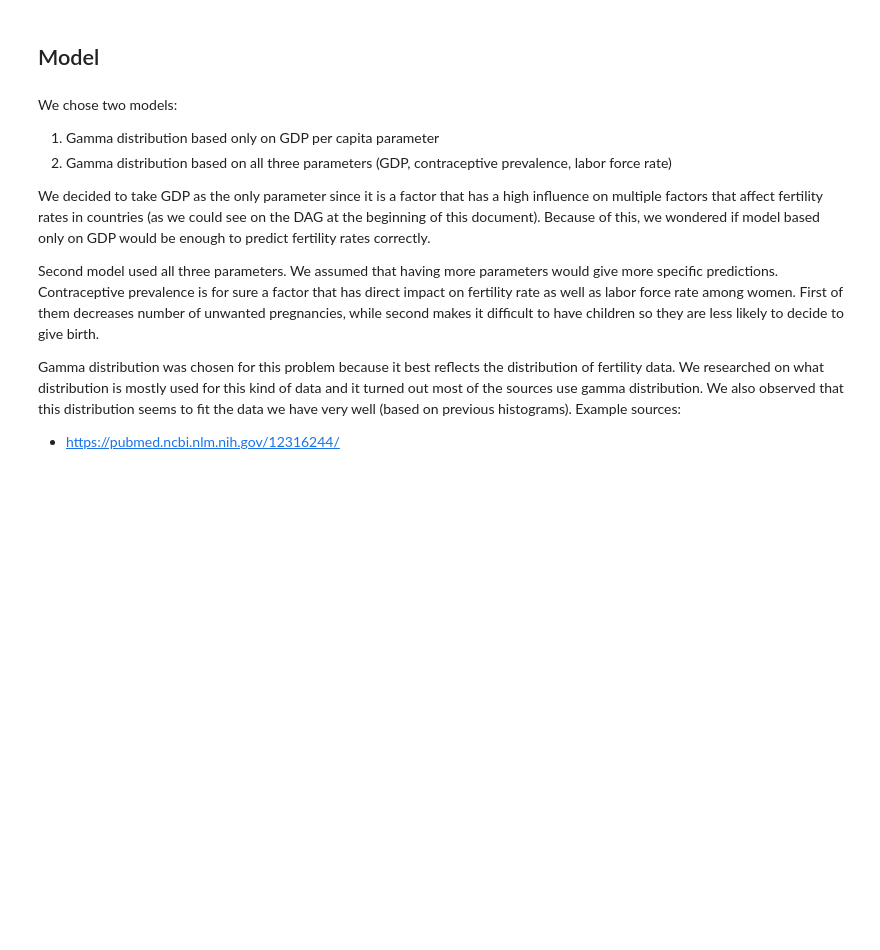
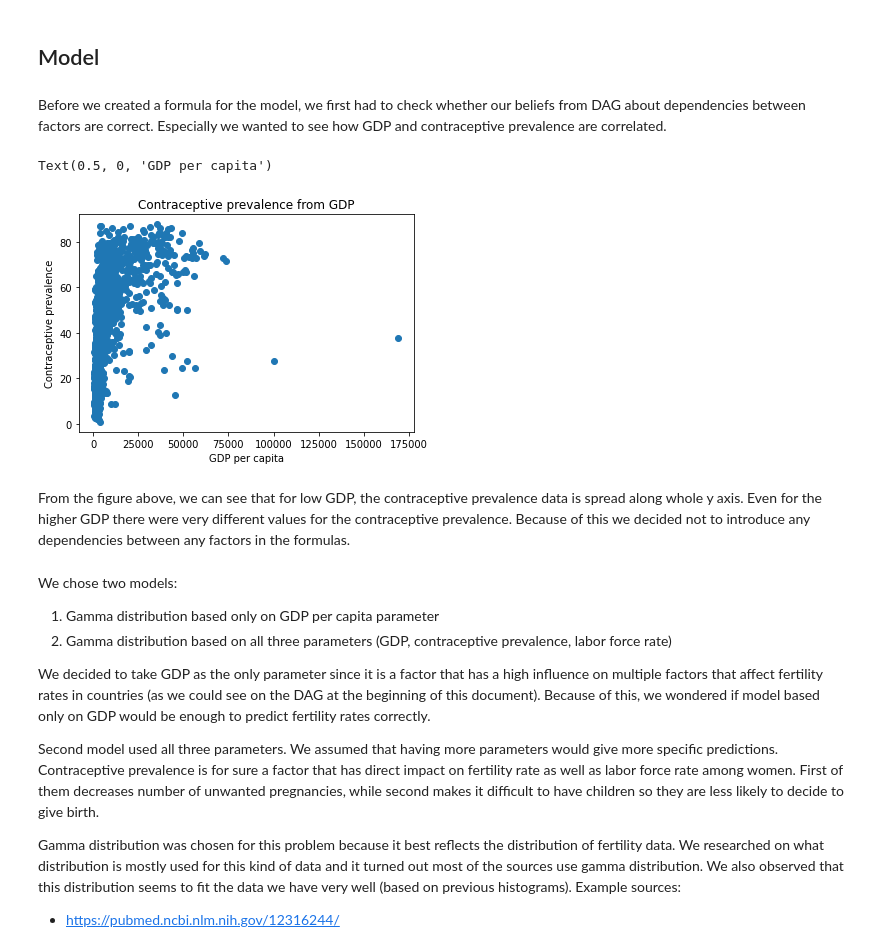
Before and after one commit to michalsciubisz/fertility_rate_project, a Jupyter notebook: fertility_rate_adjusted_to_pdf.ipynb, the cells around one changed output. Cells and saved outputs as stored; diff of their text form; code cells hidden in the pictures; blank space fills up the shorter version.

Commit message:
model expalnation added

```diff
--- a/fertility_rate_adjusted_to_pdf.ipynb
+++ b/fertility_rate_adjusted_to_pdf.ipynb
@@ -341,6 +326,18 @@ training_df = prior_sorted_df[prior_sorted_df['Year']<2015]
 test_df = prior_sorted_df[prior_sorted_df['Year']>=2015]
 # %% [markdown]
 ## Model
+# %% [markdown]
+Before we created a formula for the model, we first had to check whether our beliefs from DAG about dependencies between factors are correct. Especially we wanted to see how GDP and contraceptive prevalence are correlated.
+# %%
+plt.title('Contraceptive prevalence from GDP')
+plt.scatter(merged_df['GDP per capita'], merged_df['Contraceptive prevalence'])
+plt.ylabel('Contraceptive prevalence')
+plt.xlabel('GDP per capita')
+# %% [output]
+Text(0.5, 0, 'GDP per capita')
+[figure, added]
+# %% [markdown]
+From the figure above, we can see that for low GDP, the contraceptive prevalence data is spread along whole y axis. Even for the higher GDP there were very different values for the contraceptive prevalence. Because of this we decided not to introduce any dependencies between any factors in the formulas.
 # %% [markdown]
 We chose two models:
 1. Gamma distribution based only on GDP per capita parameter
```
Also changed, not shown: parts of 1 cell of this notebook.
